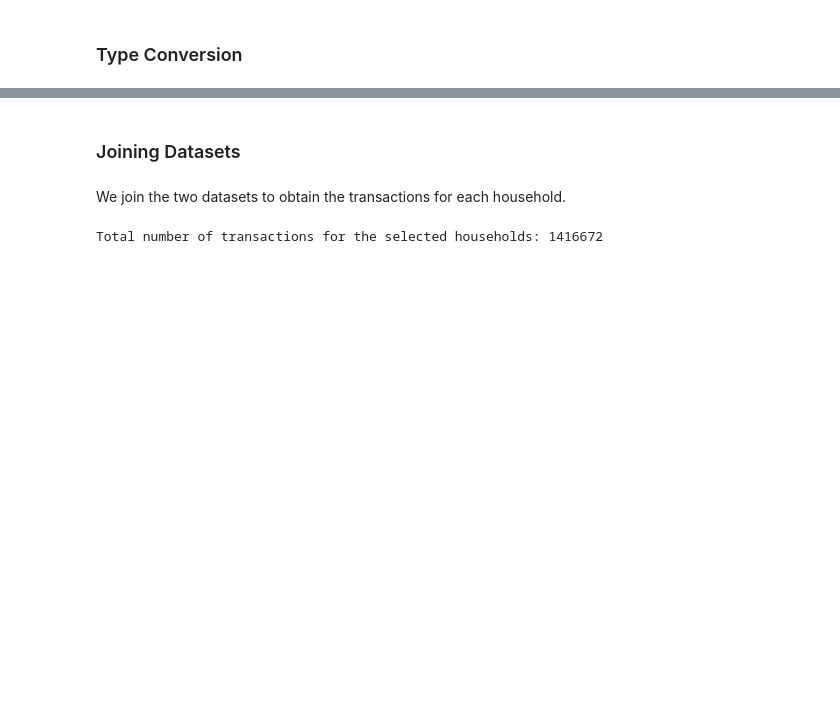
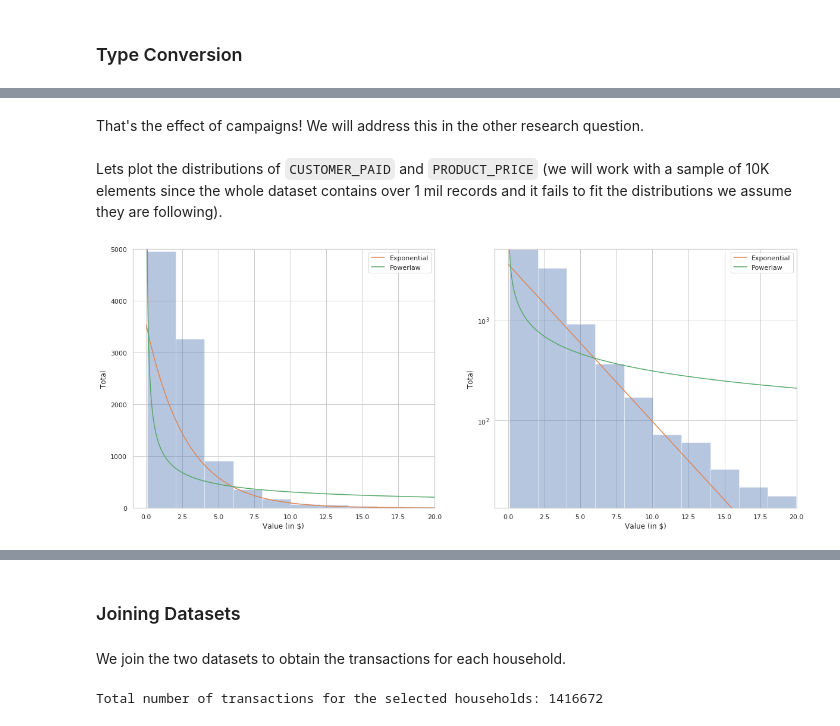
Before and after one commit to BoschSamuel/ADA_Project_2019, a Jupyter notebook: RQ7_mladen.ipynb, the cells around one changed output, grey strips where cells are left out. Drawn from its saved outputs; the diff is of its cells as text; code cells hidden in the pictures; blank space fills up the shorter version.

```diff
--- a/RQ7_mladen.ipynb
+++ b/RQ7_mladen.ipynb
@@ -150,0 +184,41 @@ df_hh_demographic['INCOME_DESC'] = pd.Categorical(df_hh_demographic['INCOME_DESC
+# %% [markdown]
+That's the effect of campaigns! We will address this in the other research question.
+# %% [markdown]
+Lets plot the distributions of `CUSTOMER_PAID` and `PRODUCT_PRICE` (we will work with a sample of 10K elements since the whole dataset contains over 1 mil records and it fails to fit the distributions we assume they are following).
+# %%
+def plot(df, r):
+    f, (ax1, ax2) = plt.subplots(1, 2, figsize=(20, 8))
+
+    sns.distplot(df, bins=10, kde=False, ax=ax1)
+    ax1.set_xlabel('Value (in $)')
+    ax1.set_ylabel('Total')
+    sns.distplot(df, bins=10, kde=False, ax=ax2)
+    ax2.set_yscale('log')
+    ax2.set_xlabel('Value (in $)')
+    ax2.set_ylabel('Total')
+
+    xt = ax2.get_xticks()
+    xmin, xmax = 0, max(xt)
+    lnspc = np.linspace(xmin, xmax, len(df))
+    ax1.set_ylim(top=5000); ax1.set_xlim(right=r)
+    ax2.set_ylim(top=5000); ax2.set_xlim(right=r)
+
+    m, s = stats.expon.fit(df)
+    pdf_exponential = stats.expon.pdf(lnspc, scale=s)
+    sns.lineplot(lnspc, pdf_exponential * len(df), ax=ax1, label='Exponential')
+    sns.lineplot(lnspc, pdf_exponential * len(df), ax=ax2, label='Exponential')
+
+    a, m, s = stats.powerlaw.fit(df)
+    pdf_powerlaw = stats.powerlaw.pdf(lnspc, a, scale=s)
+    sns.lineplot(lnspc, pdf_powerlaw * len(df), ax=ax1, label='Powerlaw')
+    sns.lineplot(lnspc, pdf_powerlaw * len(df), ax=ax2, label='Powerlaw')
+
+    plt.show()
+# %%
+r = 20
+df = df_transaction_data_cleaned['CUSTOMER_PAID'].sample(n=10000, random_state=1)
+df = df[(df > 0) & (df < r)] # Remove the outliers
+# %%
+plot(df, r)
+# %% [output]
+[figure, added]
```
Also changed, not shown: parts of 50 cells of this notebook.
